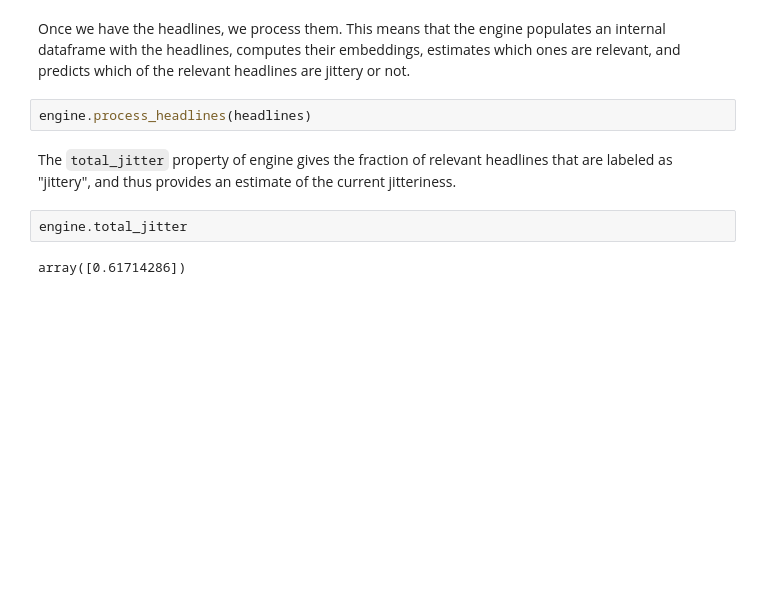
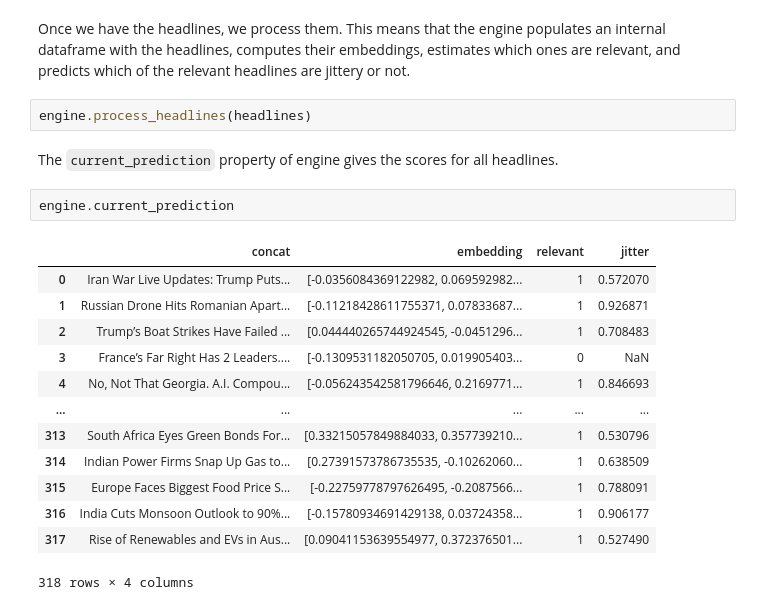
Before and after one commit to albesianor/jitter, a Jupyter notebook: example.ipynb, the cells around one changed output. Saved outputs shown, nothing was run; the diff lists cells and outputs as text; blank space fills up the shorter version.

Commit message:
feat: implement updated scoring engine

```diff
--- a/example.ipynb
+++ b/example.ipynb
@@ -46,8 +46,20 @@ Once we have the headlines, we process them.  This means that the engine populat
 # %%
 engine.process_headlines(headlines)
 # %% [markdown]
-The `total_jitter` property of engine gives the fraction of relevant headlines that are labeled as "jittery", and thus provides an estimate of the current jitteriness.
+The `current_prediction` property of engine gives the scores for all headlines.
 # %%
-engine.total_jitter
+engine.current_prediction
 # %% [output]
+|  | concat | embedding | relevant | jitter |
+| 0 | Iran War Live Updates: Trump Puts... | [-0.0356084369122982, 0.069592982... | 1 | 0.572070 |
+| 1 | Russian Drone Hits Romanian Apart... | [-0.11218428611755371, 0.07833687... | 1 | 0.926871 |
+| 2 | Trump’s Boat Strikes Have Failed ... | [0.044440265744924545, -0.0451296... | 1 | 0.708483 |
+| 3 | France’s Far Right Has 2 Leaders.... | [-0.1309531182050705, 0.019905403... | 0 | NaN |
+| 4 | No, Not That Georgia. A.I. Compou... | [-0.056243542581796646, 0.2169771... | 1 | 0.846693 |
+| ... | ... | ... | ... | ... |
+| 313 | South Africa Eyes Green Bonds For... | [0.33215057849884033, 0.357739210... | 1 | 0.530796 |
+| 314 | Indian Power Firms Snap Up Gas to... | [0.27391573786735535, -0.10262060... | 1 | 0.638509 |
+| 315 | Europe Faces Biggest Food Price S... | [-0.22759778797626495, -0.2087566... | 1 | 0.788091 |
+| 316 | India Cuts Monsoon Outlook to 90%... | [-0.15780934691429138, 0.03724358... | 1 | 0.906177 |
+| 317 | Rise of Renewables and EVs in Aus... | [0.09041153639554977, 0.372376501... | 1 | 0.527490 |
-array([0.61714286])
+318 rows × 4 columns
```
Also changed, not shown: parts of 1 cell of this notebook, 3 other files.
